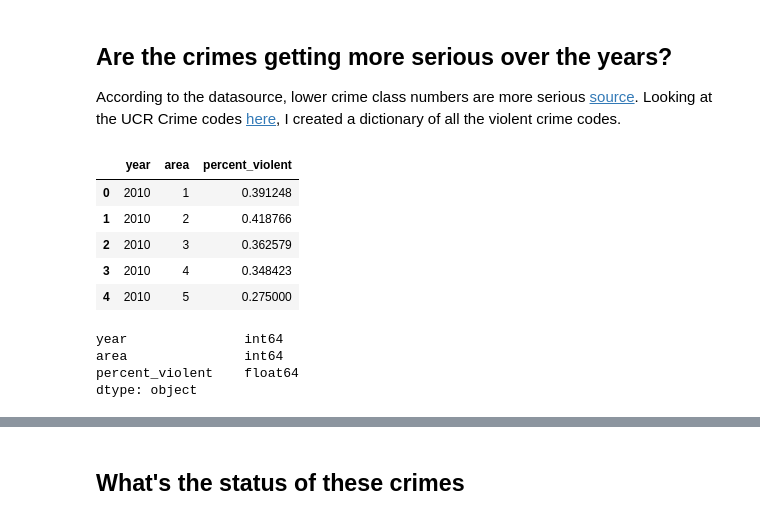
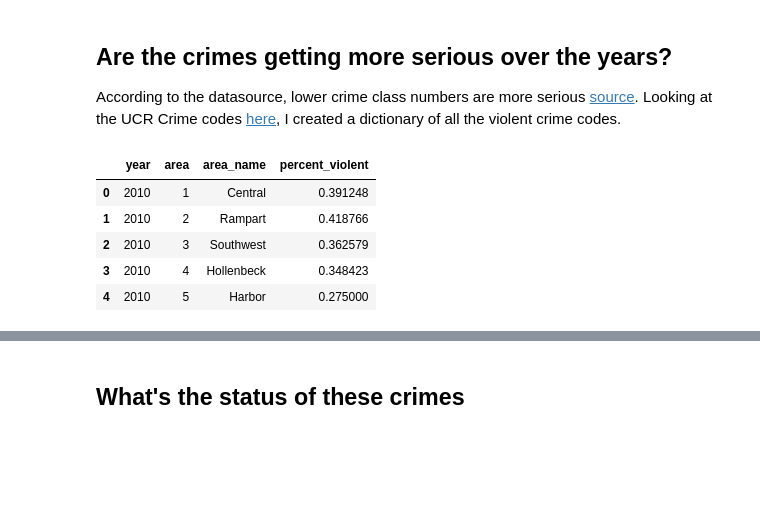
Before and after one commit to veeps/LA_innovation_team, a Jupyter notebook: code/003_explore_trends.ipynb, the cells around one changed output, grey strips where cells are left out. Saved outputs shown, nothing was run; the diff lists cells and outputs as text; code cells hidden in the pictures; blank space fills up the shorter version.

```diff
--- a/code/003_explore_trends.ipynb
+++ b/code/003_explore_trends.ipynb
@@ -190,16 +190,7 @@ Looking at the UCR Crime codes [here](https://data.lacity.org/api/views/63jg-8b9
 df["is_violent"]= [i in violent_crime_dict.keys() for i in df["crm_cd"]]
 # %%
 # calculate the % of violent crimes each year and area
-violent_crimes = (df.groupby(["year", "area"])["is_violent"].sum()/df.groupby(["year", "area"]).size()).reset_index(name="percent_violent")
+violent_crimes = (df.groupby(["year", "area", "area_name"])["is_violent"].sum()/df.groupby(["year", "area"]).size()).reset_index(name="percent_violent")
-# %%
-violent_crimes.head()
-# %% [output]
-|  | year | area | percent_violent |
-| 0 | 2010 | 1 | 0.391248 |
-| 1 | 2010 | 2 | 0.418766 |
-| 2 | 2010 | 3 | 0.362579 |
-| 3 | 2010 | 4 | 0.348423 |
-| 4 | 2010 | 5 | 0.275000 |
 # %%
 # only select for year 2010 and 2020
 violent_crimes = violent_crimes[(violent_crimes["year"]== 2010) | (violent_crimes["year"]== 2020)]
@@ -207,10 +198,12 @@ violent_crimes = violent_crimes[(violent_crimes["year"]== 2010) | (violent_crime
 # conditional color. Color red if the % violent crime increased over the 10 years
 highlight = ['#ff3700' if (violent_crimes[violent_crimes["area"] == i]["percent_violent"].values[1] > violent_crimes[violent_crimes["area"] == i]["percent_violent"].values[0]) else "#323232" for i in violent_crimes["area"]]
 # %%
-violent_crimes.dtypes
+violent_crimes.head()
 # %% [output]
-year               int64
-area               int64
-percent_violent    float64
-dtype: object
+|  | year | area | area_name | percent_violent |
+| 0 | 2010 | 1 | Central | 0.391248 |
+| 1 | 2010 | 2 | Rampart | 0.418766 |
+| 2 | 2010 | 3 | Southwest | 0.362579 |
+| 3 | 2010 | 4 | Hollenbeck | 0.348423 |
+| 4 | 2010 | 5 | Harbor | 0.275000 |
 # %%
```
Also changed, not shown: parts of 4 cells of this notebook, 2 other files.
